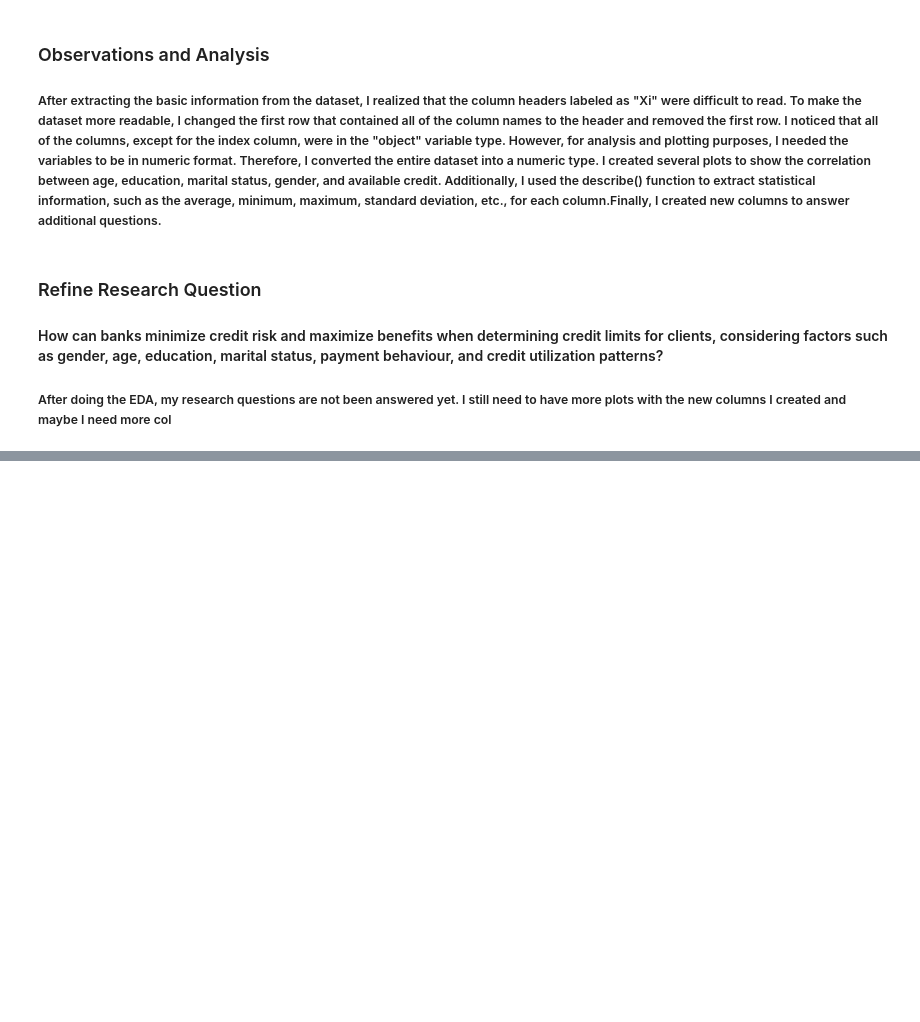
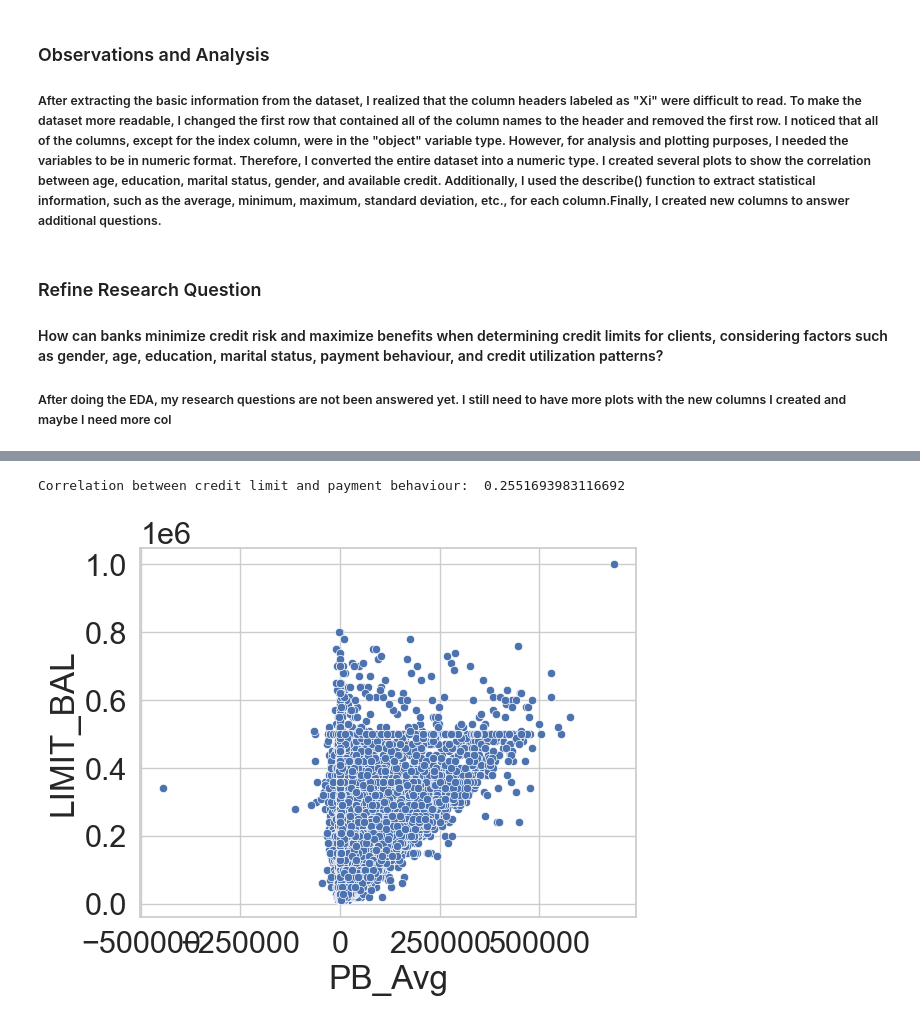
Before and after one commit to ubco-W2022T2-data301/project-group-group27, a Jupyter notebook: analysis/analysis_Betty.ipynb, the cells around one changed output, grey strips where cells are left out. Saved outputs shown, nothing was run; the diff lists cells and outputs as text; code cells hidden in the pictures; blank space fills up the shorter version.

Commit message:
Milestone 4 updated

```diff
--- a/analysis/analysis_Betty.ipynb
+++ b/analysis/analysis_Betty.ipynb
@@ -300,0 +303,4 @@ df_cleaned.describe()
+# %%
+# Load the cleaned dataset from EDA in Milestone 3
+data = df_cleaned
+data
@@ -300,0 +354,5 @@ df_cleaned.describe()
+# %%
+# Remove the incorrect data, for example, in EDUCATION, the value 0, 5 and 6 are undefined; in MARRIAGE, the value 0 is undefined
+data = data[~data['EDUCATION'].isin([0, 5, 6])].\
+        drop(data[data['MARRIAGE'] == 0].index)
+data
@@ -300,0 +373,5 @@ df_cleaned.describe()
+# %%
+# Based on the three sub questions, 3 different sub data sets are needed with different columns
+data1 = data[['LIMIT_BAL', 'SEX', 'EDUCATION', 'MARRIAGE', 'AGE']].dropna()
+data2 = data.drop(columns = ['SEX', 'EDUCATION', 'MARRIAGE', 'AGE','PB1', 'PB2', 'PB3', 'PB4', 'PB5', 'PB6']).dropna()
+data3 = data[['LIMIT_BAL','PB1', 'PB2', 'PB3', 'PB4', 'PB5', 'PB6']].dropna()
@@ -300,0 +497,4 @@ df_cleaned.describe()
+# %%
+# Calculate the average payment behaviour
+data3['PB_Avg'] = data3[['PB1', 'PB2', 'PB3', 'PB4', 'PB5', 'PB6']].mean(axis = 1)
+data3
@@ -300,0 +515,10 @@ df_cleaned.describe()
+# %%
+corr_pb = cal_corr(data3['PB_Avg'], data1['LIMIT_BAL'])
+print("Correlation between credit limit and payment behaviour: ", corr_pb)
+# %% [output]
+Correlation between credit limit and payment behaviour:  0.2551693983116692
+# %%
+sns.scatterplot(x='PB_Avg', y='LIMIT_BAL', data = data3)
+plt.show()
+# %% [output]
+[figure, added]
```
Also changed, not shown: parts of 23 cells of this notebook.
